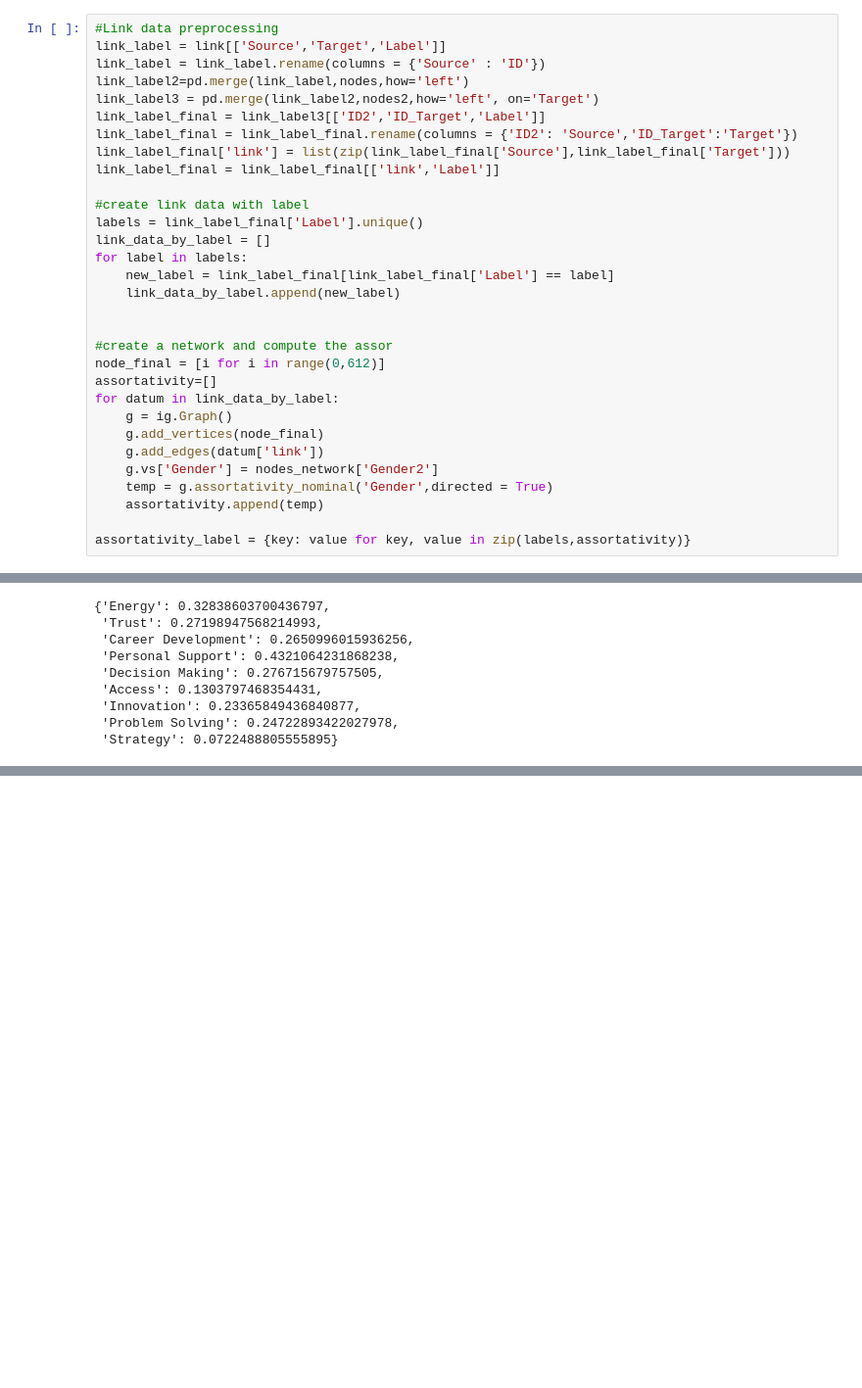
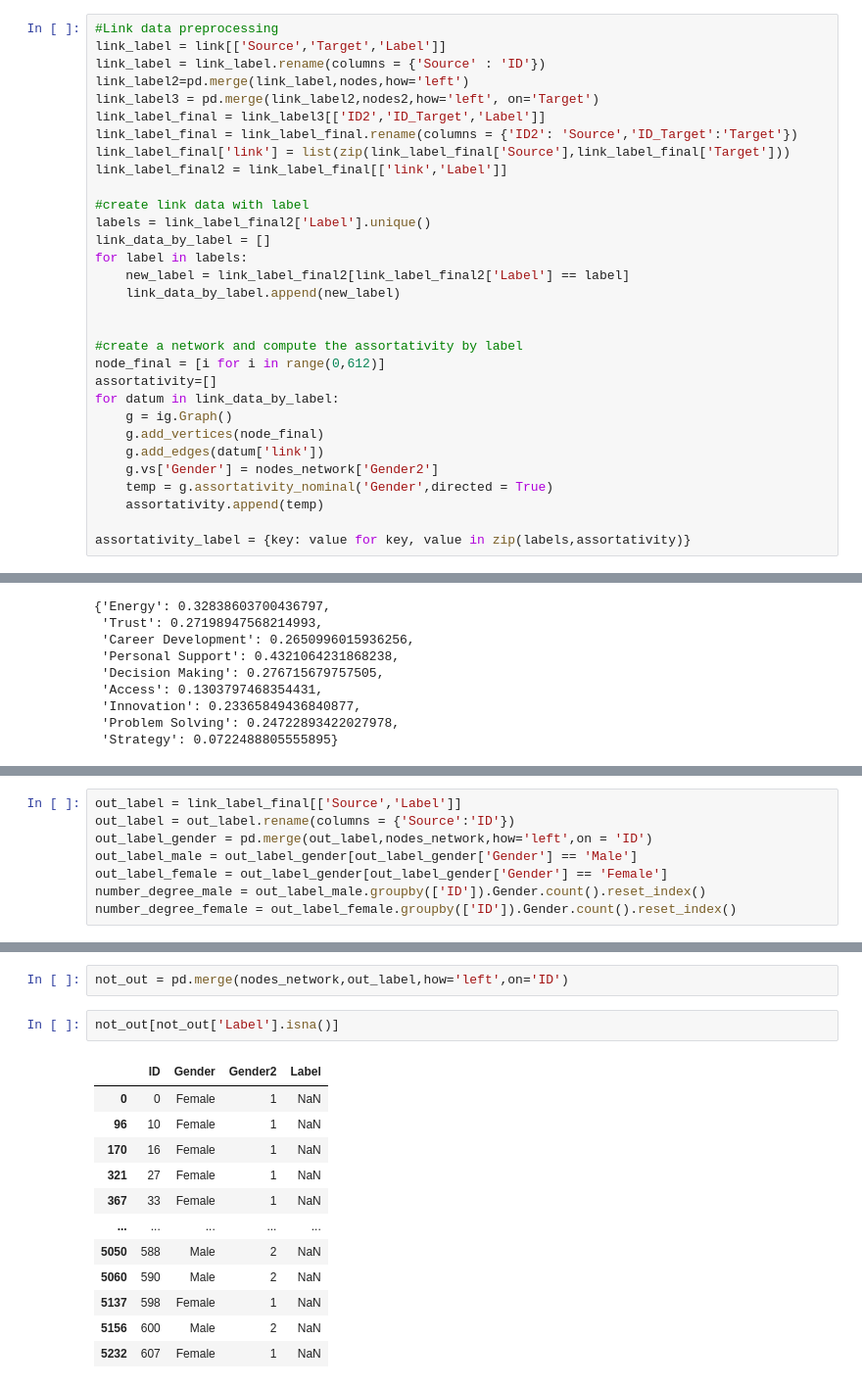
Before and after one commit to feelzoo/assortativity, a Jupyter notebook: Assortativity.ipynb, the cells around one changed output, grey strips where cells are left out. Shown at 98% size. Saved outputs shown, nothing was run; the diff lists cells and outputs as text; blank space fills up the shorter version.

```diff
--- a/Assortativity.ipynb
+++ b/Assortativity.ipynb
@@ -177,17 +162,17 @@ link_label3 = pd.merge(link_label2,nodes2,how='left', on='Target')
 link_label_final = link_label3[['ID2','ID_Target','Label']]
 link_label_final = link_label_final.rename(columns = {'ID2': 'Source','ID_Target':'Target'})
 link_label_final['link'] = list(zip(link_label_final['Source'],link_label_final['Target']))
-link_label_final = link_label_final[['link','Label']]
+link_label_final2 = link_label_final[['link','Label']]
 
 #create link data with label
-labels = link_label_final['Label'].unique()
+labels = link_label_final2['Label'].unique()
 link_data_by_label = []
 for label in labels:
-    new_label = link_label_final[link_label_final['Label'] == label]
+    new_label = link_label_final2[link_label_final2['Label'] == label]
     link_data_by_label.append(new_label)
 
 
-#create a network and compute the assor
+#create a network and compute the assortativity by label
 node_final = [i for i in range(0,612)]
 assortativity=[]
 for datum in link_data_by_label:
@@ -214,0 +202,8 @@ assortativity_label
+# %%
+out_label = link_label_final[['Source','Label']]
+out_label = out_label.rename(columns = {'Source':'ID'})
+out_label_gender = pd.merge(out_label,nodes_network,how='left',on = 'ID')
+out_label_male = out_label_gender[out_label_gender['Gender'] == 'Male']
+out_label_female = out_label_gender[out_label_gender['Gender'] == 'Female']
+number_degree_male = out_label_male.groupby(['ID']).Gender.count().reset_index()
+number_degree_female = out_label_female.groupby(['ID']).Gender.count().reset_index()
@@ -214,0 +226,17 @@ assortativity_label
+# %%
+not_out = pd.merge(nodes_network,out_label,how='left',on='ID')
+# %%
+not_out[not_out['Label'].isna()]
+# %% [output]
+|  | ID | Gender | Gender2 | Label |
+| 0 | 0 | Female | 1 | NaN |
+| 96 | 10 | Female | 1 | NaN |
+| 170 | 16 | Female | 1 | NaN |
+| 321 | 27 | Female | 1 | NaN |
+| 367 | 33 | Female | 1 | NaN |
+| ... | ... | ... | ... | ... |
+| 5050 | 588 | Male | 2 | NaN |
+| 5060 | 590 | Male | 2 | NaN |
+| 5137 | 598 | Female | 1 | NaN |
+| 5156 | 600 | Male | 2 | NaN |
+| 5232 | 607 | Female | 1 | NaN |
```
Also changed, not shown: parts of 24 cells of this notebook.
